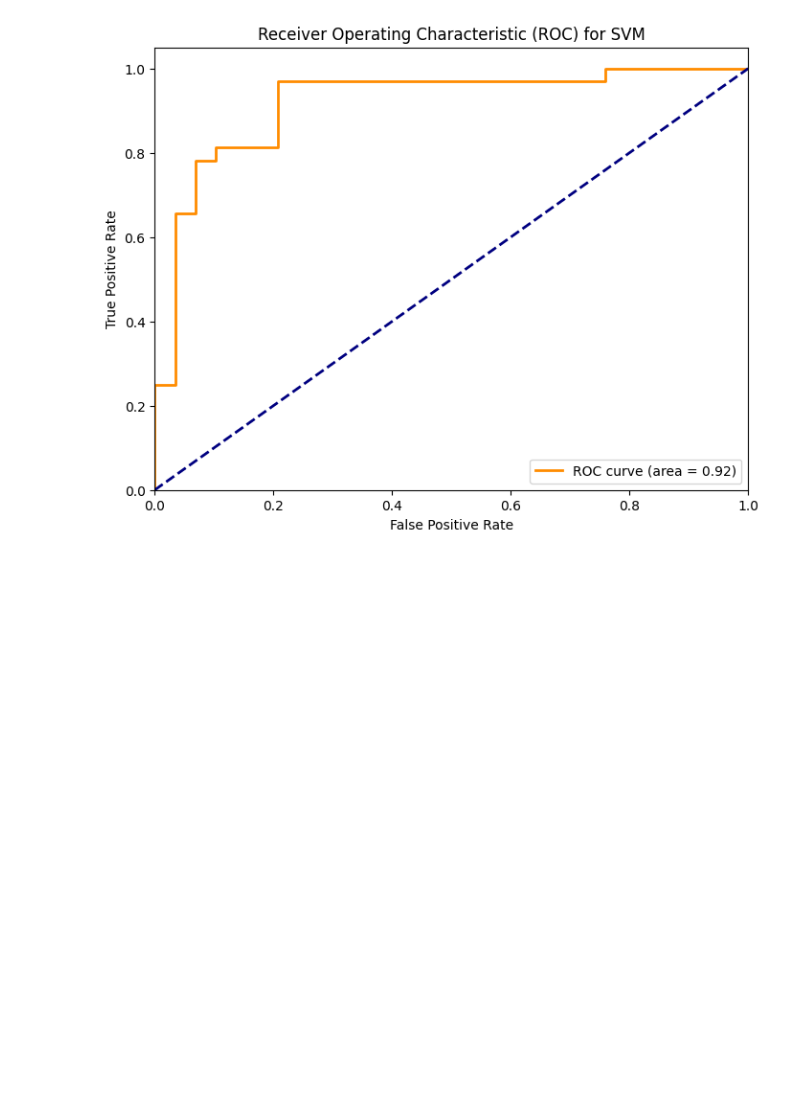
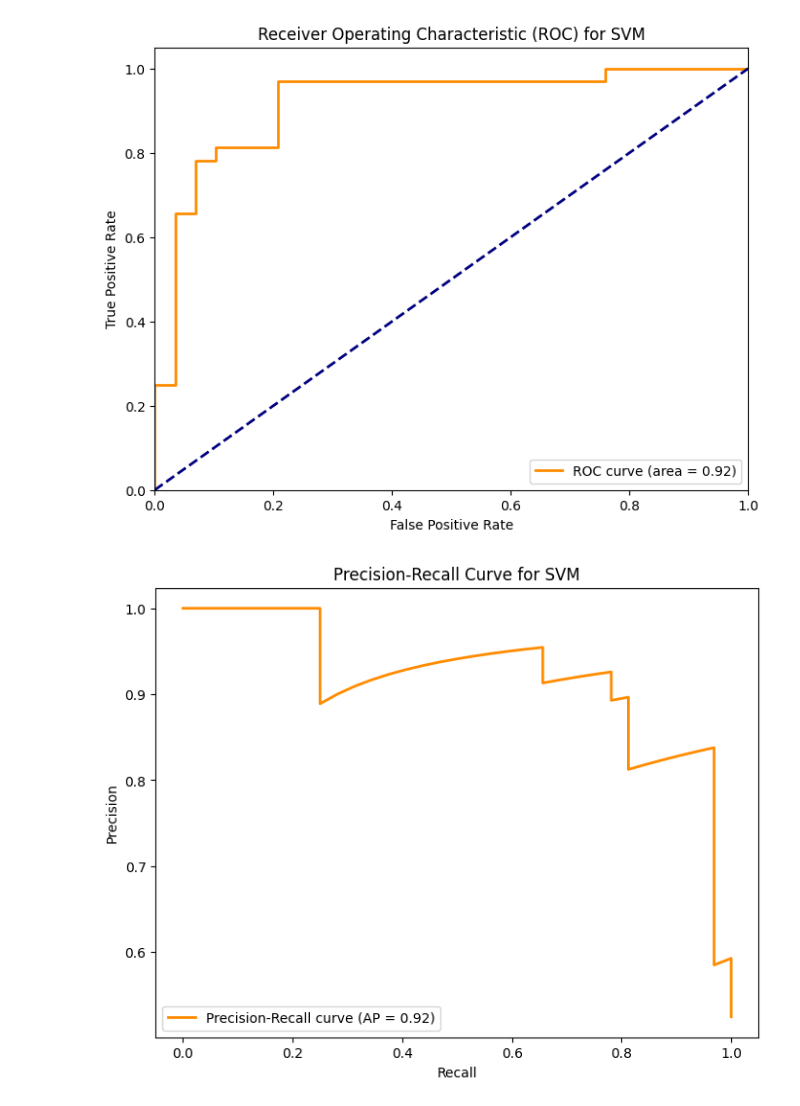
Before and after one commit to Shadoe7018/Dissertation---Heart-Disease-prediction, a Jupyter notebook: Dissertation.ipynb, the cells around one changed output. Saved outputs shown, nothing was run; the diff lists cells and outputs as text; code cells hidden in the pictures; blank space fills up the shorter version.

```diff
--- a/Dissertation.ipynb
+++ b/Dissertation.ipynb
@@ -261,6 +293,21 @@ plt.ylabel('True Positive Rate')
 plt.title('Receiver Operating Characteristic (ROC) for SVM')
 plt.legend(loc="lower right")
 plt.show()
+
+from sklearn.metrics import precision_recall_curve, average_precision_score
+
+# Calculate precision and recall
+precision, recall, _ = precision_recall_curve(y_test, y_prob)
+average_precision = average_precision_score(y_test, y_prob)
+
+# Plot Precision-Recall curve
+plt.figure(figsize=(8, 6))
+plt.plot(recall, precision, color='darkorange', lw=2, label='Precision-Recall curve (AP = %0.2f)' % average_precision)
+plt.xlabel('Recall')
+plt.ylabel('Precision')
+plt.title('Precision-Recall Curve for SVM')
+plt.legend(loc="lower left")
+plt.show()
 # %% [output]
 Requirement already satisfied: matplotlib in /usr/local/lib/python3.11/dist-packages (3.10.0)
 Requirement already satisfied: seaborn in /usr/local/lib/python3.11/dist-packages (0.13.2)
@@ -277,7 +324,8 @@ Requirement already satisfied: python-dateutil>=2.7 in /usr/local/lib/python3.11
 ... (12 lines left out)
 
     accuracy                           0.84        61
    macro avg       0.84      0.83      0.83        61
 weighted avg       0.84      0.84      0.84        61
 [figure]
 [figure]
+[figure, added]
```
Also changed, not shown: parts of 3 cells of this notebook.
